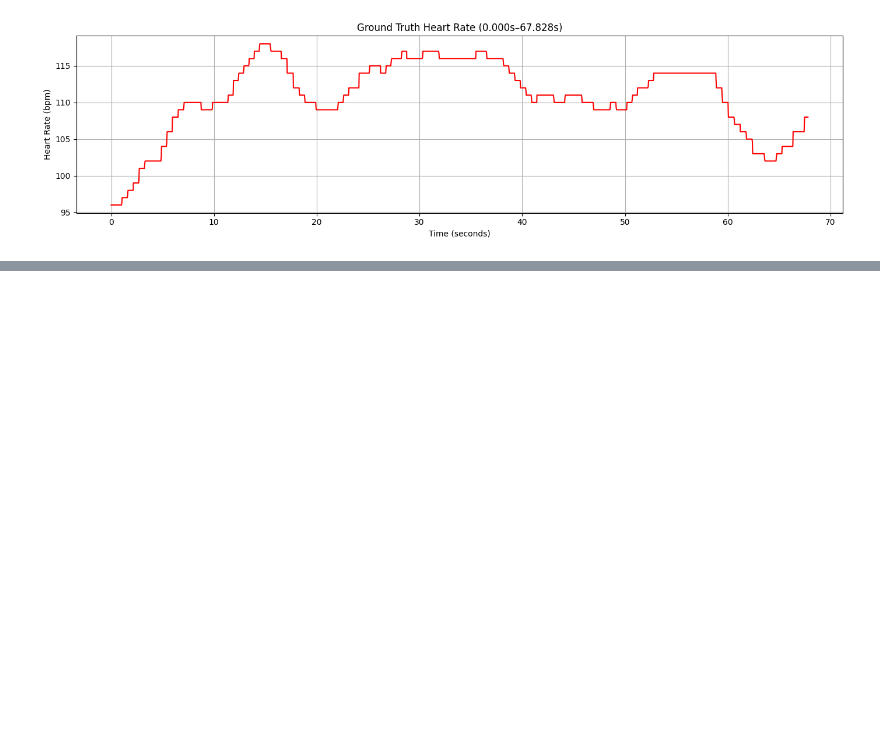
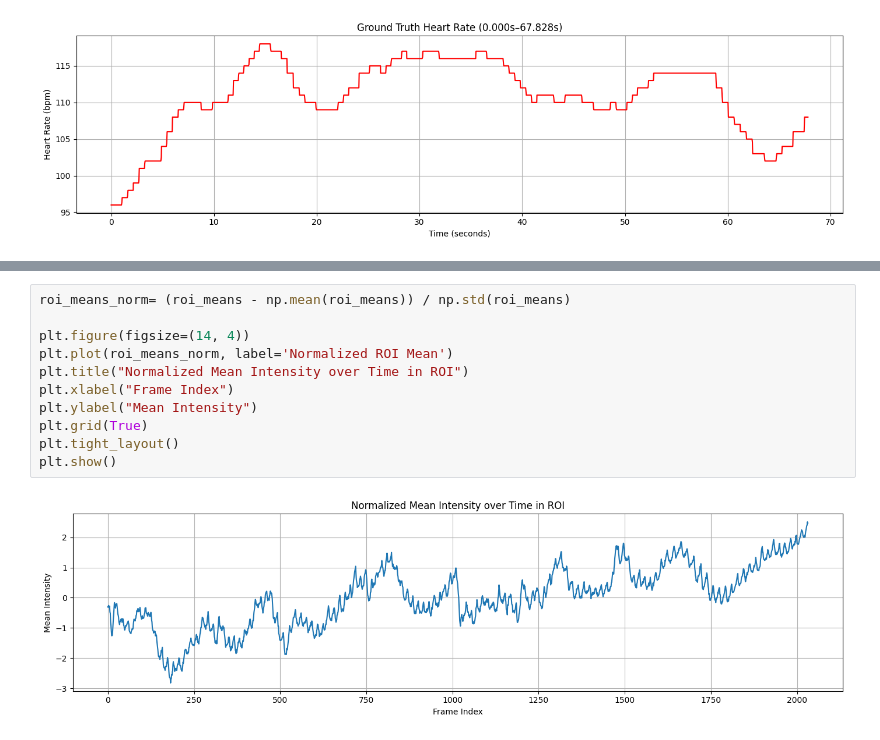
Before and after one commit to iliaxant/HR_Extraction_from_Video, a Jupyter notebook: HR_Extraction_from_Video.ipynb, the cells around one changed output, grey strips where cells are left out. Drawn from its saved outputs; the diff is of its cells as text; blank space fills up the shorter version.

```diff
--- a/HR_Extraction_from_Video.ipynb
+++ b/HR_Extraction_from_Video.ipynb
@@ -190,0 +262,13 @@ HR Standard Deviation: 5.009
+# %%
+roi_means_norm= (roi_means - np.mean(roi_means)) / np.std(roi_means)
+
+plt.figure(figsize=(14, 4))
+plt.plot(roi_means_norm, label='Normalized ROI Mean')
+plt.title("Normalized Mean Intensity over Time in ROI")
+plt.xlabel("Frame Index")
+plt.ylabel("Mean Intensity")
+plt.grid(True)
+plt.tight_layout()
+plt.show()
+# %% [output]
+[figure, added]
```
Also changed, not shown: parts of 7 cells of this notebook.
